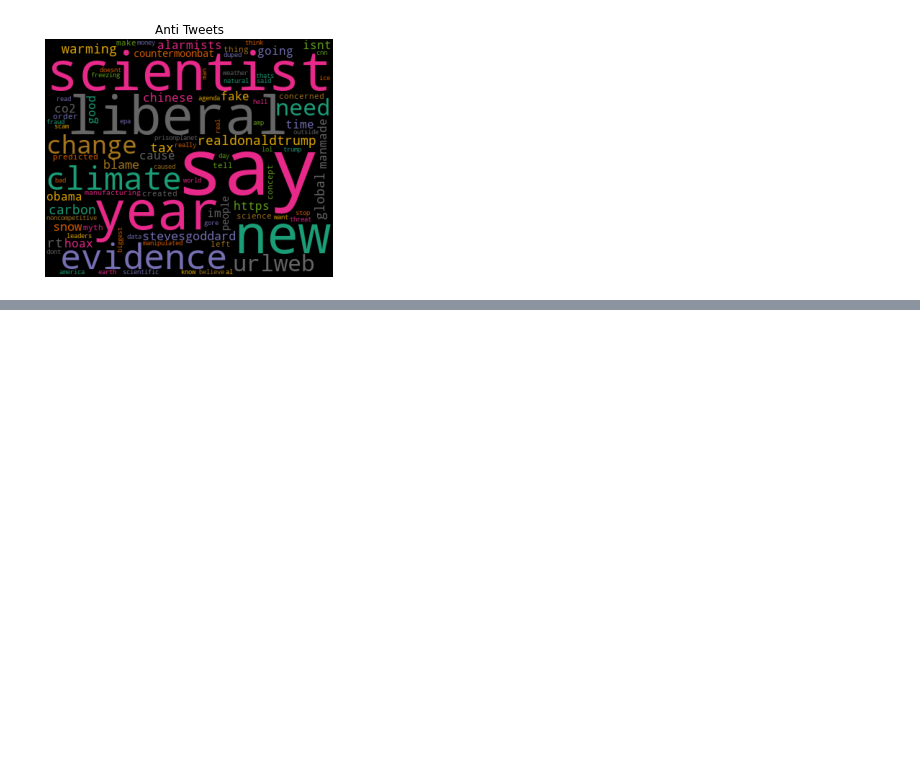
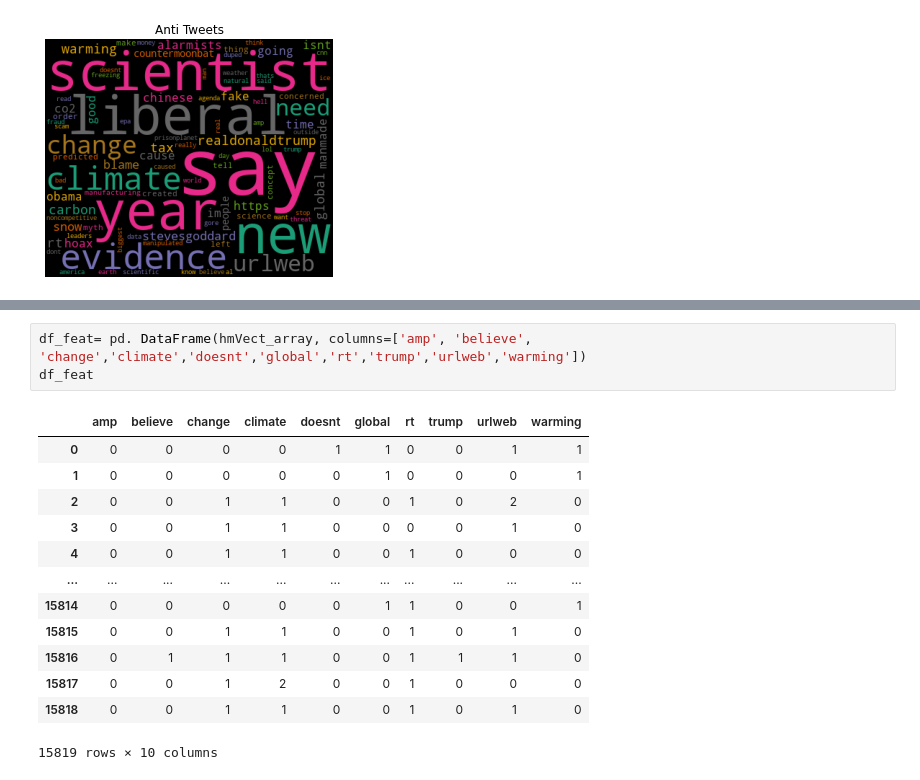
Before and after one commit to SixolileJ/Team-14, a Jupyter notebook: Predict Notebook_NPL.ipynb, the cells around one changed output, grey strips where cells are left out. Cells and saved outputs as stored; diff of their text form; blank space fills up the shorter version.

```diff
--- a/Predict Notebook_NPL.ipynb
+++ b/Predict Notebook_NPL.ipynb
@@ -396,0 +432,17 @@ Text(0.5, 1.0, 'Anti Tweets')
+# %%
+df_feat= pd. DataFrame(hmVect_array, columns=['amp', 'believe', 'change','climate','doesnt','global','rt','trump','urlweb','warming'])
+df_feat
+# %% [output]
+|  | amp | believe | change | climate | doesnt | global | rt | trump | urlweb | warming |
+| 0 | 0 | 0 | 0 | 0 | 1 | 1 | 0 | 0 | 1 | 1 |
+| 1 | 0 | 0 | 0 | 0 | 0 | 1 | 0 | 0 | 0 | 1 |
+| 2 | 0 | 0 | 1 | 1 | 0 | 0 | 1 | 0 | 2 | 0 |
+| 3 | 0 | 0 | 1 | 1 | 0 | 0 | 0 | 0 | 1 | 0 |
+| 4 | 0 | 0 | 1 | 1 | 0 | 0 | 1 | 0 | 0 | 0 |
+| ... | ... | ... | ... | ... | ... | ... | ... | ... | ... | ... |
+| 15814 | 0 | 0 | 0 | 0 | 0 | 1 | 1 | 0 | 0 | 1 |
+| 15815 | 0 | 0 | 1 | 1 | 0 | 0 | 1 | 0 | 1 | 0 |
+| 15816 | 0 | 1 | 1 | 1 | 0 | 0 | 1 | 1 | 1 | 0 |
+| 15817 | 0 | 0 | 1 | 2 | 0 | 0 | 1 | 0 | 0 | 0 |
+| 15818 | 0 | 0 | 1 | 1 | 0 | 0 | 1 | 0 | 1 | 0 |
+15819 rows × 10 columns
```
Also changed, not shown: parts of 8 cells of this notebook.
